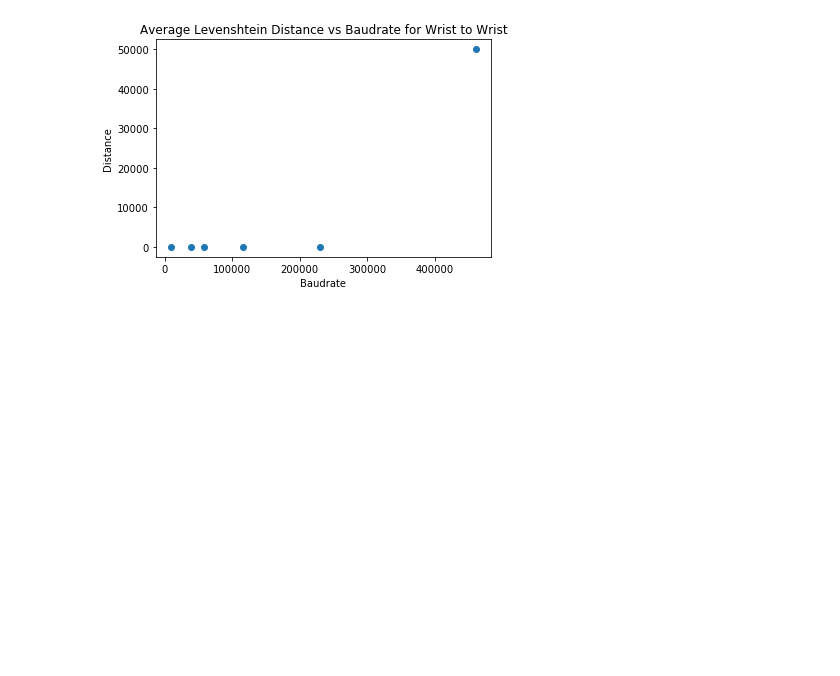
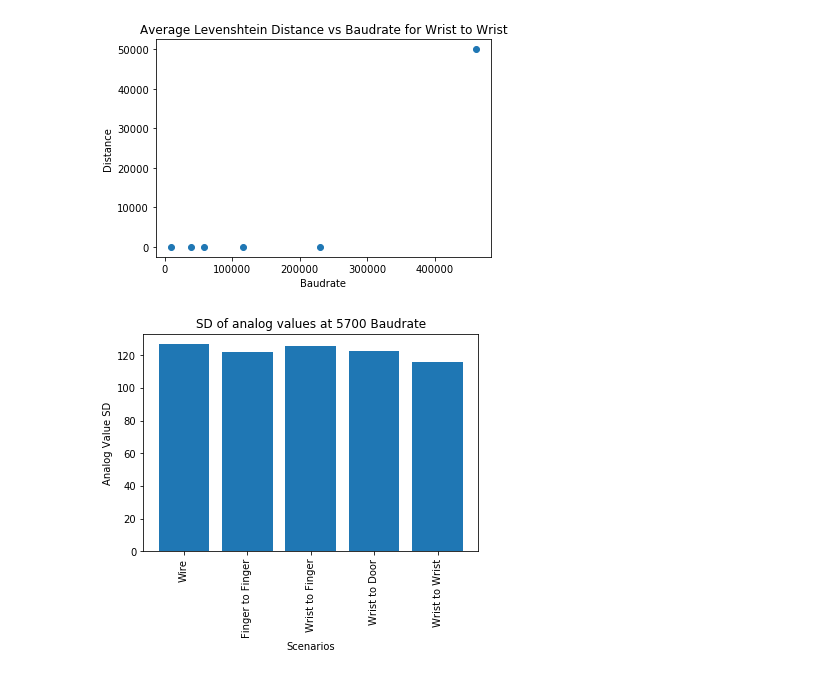
Before and after one commit to popov95s/HumanCable, a Jupyter notebook: Distance Graphs.ipynb, the cells around one changed output. Drawn from its saved outputs; the diff is of its cells as text; code cells hidden in the pictures; blank space fills up the shorter version.

```diff
--- a/Distance Graphs.ipynb
+++ b/Distance Graphs.ipynb
@@ -115,3 +115,15 @@ plt.ylabel('Distance')
 plt.show()
 # %% [output]
 [figure]
+# %%
+labels = ['Wire', 'Finger to Finger', 'Wrist to Finger',  'Wrist to Door', 'Wrist to Wrist']
+x = [1,2,3,4,5]
+y = [126.8152584 ,122.0882826 ,125.7524375 ,122.5792965 ,115.7135734]
+plt.bar(x,y)
+plt.xticks(x, labels, rotation='vertical')
+plt.title('SD of analog values at 5700 Baudrate')
+plt.xlabel('Scenarios')
+plt.ylabel('Analog Value SD')
+plt.show()
+# %% [output]
+[figure, added]
```
Also changed, not shown: parts of 2 cells of this notebook.
